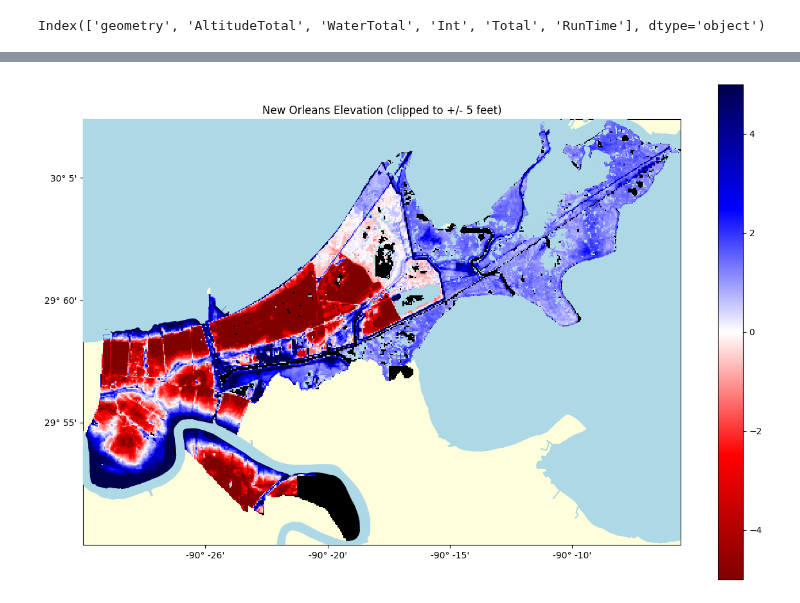
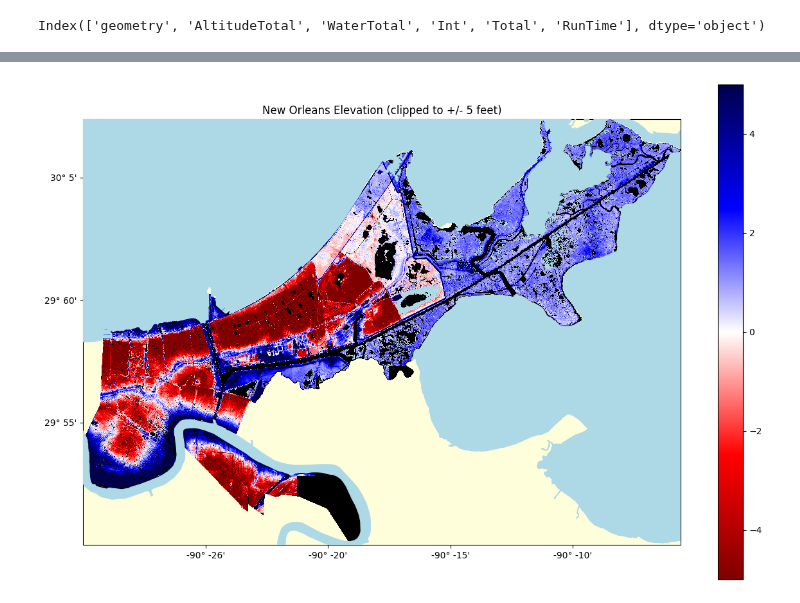
Before and after one commit to GarysCorner/NewOrleansElevation, a Jupyter notebook: CreateMaps_NewOrleans.ipynb, the cells around one changed output, grey strips where cells are left out. Cells and saved outputs as stored; diff of their text form; code cells hidden in the pictures.

Commit message:
Initial processing for 10m resolution

```diff
--- a/CreateMaps_NewOrleans.ipynb
+++ b/CreateMaps_NewOrleans.ipynb
@@ -36,0 +37,4 @@ bounds100m = data100m.total_bounds
+# %%
+lp("Loading 10m lidar data")
+data10m = gpd.read_parquet(f"{outPath}AggregateLidarData_10m.parquet")
+bounds10m = data100m.total_bounds
@@ -77,4 +87,5 @@ def processLidar(df):
 
 lp("Processing 100m lidar")
 data100m = processLidar(data100m)
+data10m = processLidar(data10m)
 # %% [output]
@@ -146,8 +157,8 @@ def createMap(df,column,bounds,vmin,vmax,cmap='seismic_r', alpha=0.5, tickSpacin
 
     return
 # %%
-createMap(data100m, 'Altitude', data100m.total_bounds , vmin=-5, vmax=5, alpha=1,\
+createMap(data10m, 'Altitude', data10m.total_bounds , vmin=-5, vmax=5, alpha=1,\
          title="New Orleans Elevation (clipped to +/- 5 feet)",\
-         outFileName="NewOrleans100m.jpg")
+         outFileName="NewOrleans10m.jpg")
 # %% [output]
-[figure, old version]
+[figure, new version]
```
Also changed, not shown: parts of 10 cells of this notebook, 2 other files.
